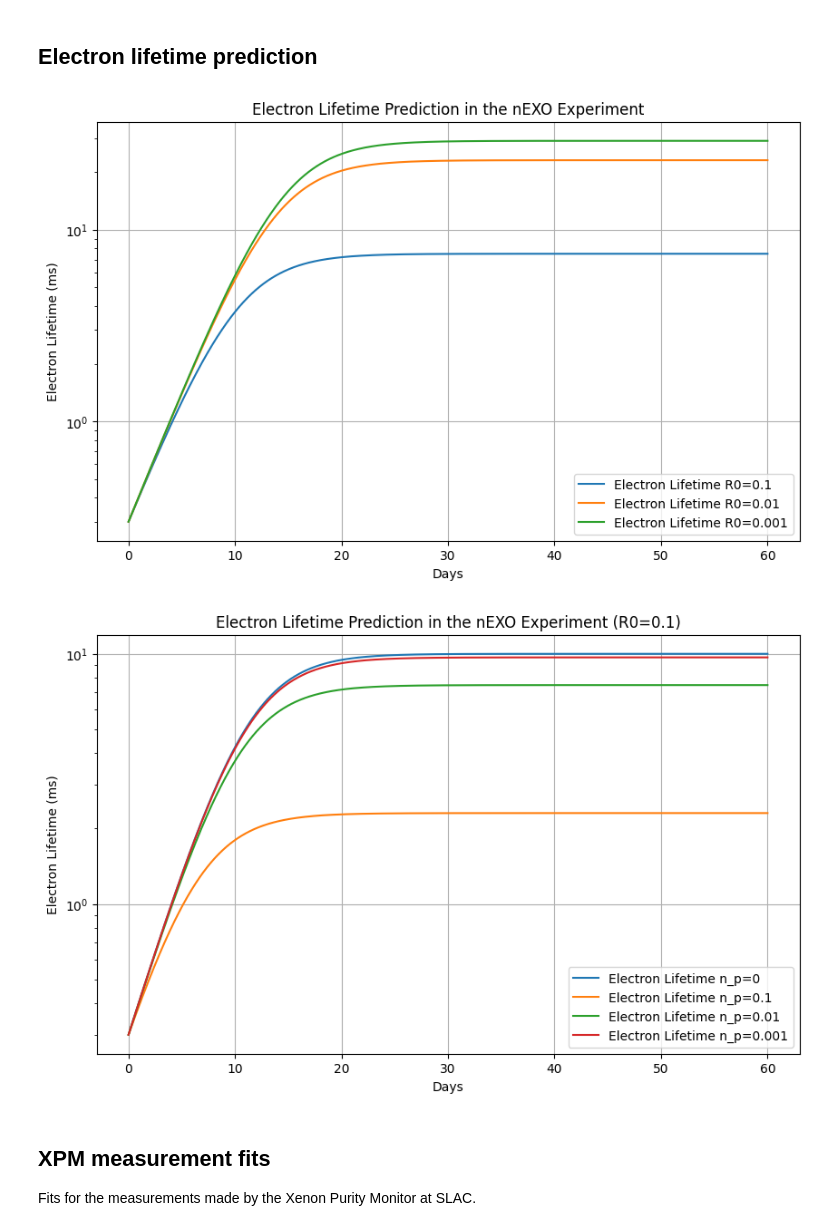
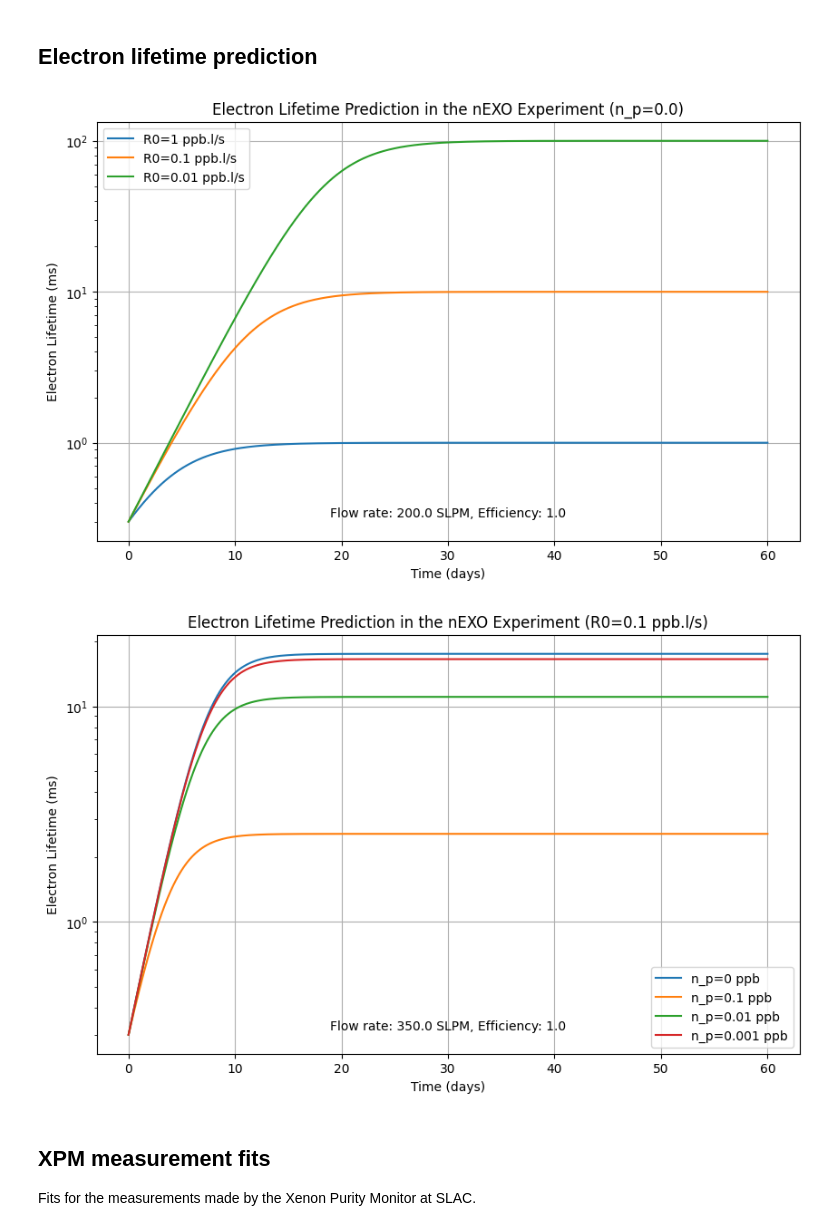
Before and after one commit to antoine-amy/Electronegative_impurities, a Jupyter notebook: Electronegative_impurities_studies.ipynb, the cells around one changed output. Drawn from its saved outputs; the diff is of its cells as text; code cells hidden in the pictures.

```diff
--- a/Electronegative_impurities_studies.ipynb
+++ b/Electronegative_impurities_studies.ipynb
@@ -13,43 +23,44 @@ p_LXe = 5.5e-3  # in kg/liter, LXe density
 # %% [markdown]
 ## Electron lifetime prediction
 # %%
-# Constants for these tests
+# Constants for this section
 n0 = 1  # in ppb, initial impurity concentration
 F = 200/60  # in liter/sec, xenon gas circulation flow rate
 eta = 1.0  # purification efficiency
-alpha = 0.3*1e-3  # in s, EXO-200 value, field dependant factor
+alpha = 0.3  # in ms, EXO-200 value, field dependant factor
 
 num_seconds = 60*24*60*60  # total seconds in the number of days
 seconds = np.arange(0, num_seconds+1)
 # %%
 # Keeping N_p constant, but with multiple R0 values
-n_p= 0.01  # in ppb, purifier output impurity concentration
-R0_values = [0.1, 0.01, 0.001] # in ppb liter/sec, total out-diffusion rate
+n_p= 0.0  # in ppb, purifier output impurity concentration
+R0_values = [1, 0.1, 0.01] # in ppb liter/sec, total out-diffusion rate
 
 # Prepare a plot with a specified figure size
 plt.figure(figsize=(10, 6))
 
 # Calculate electron lifetime and plot for each R0
 for R0 in R0_values:
-    electron_lifetimes = [enf.tau(sec, M_nEXO, p_LXe, n0, F, eta, R0, alpha, n_p)*1e3 for sec in seconds]
+    electron_lifetimes = [enf.electron_lifetime(sec, M_nEXO, p_LXe, n0, F, eta, R0, alpha, n_p) for sec in seconds]
 
     # Plotting, while dividing 'seconds' by the number of seconds in a day to convert to days
-    plt.plot(seconds / (24*60*60), electron_lifetimes, label=f'Electron Lifetime R0={R0}')
+    plt.plot(seconds / (24*60*60), electron_lifetimes, label=f'R0={R0} ppb.l/s')
 
 # Configuring the plot's settings
 plt.title(f'Electron Lifetime Prediction in the nEXO Experiment (n_p={n_p})')
-plt.xlabel('Days')
+plt.xlabel('Time (days)')
 plt.ylabel('Electron Lifetime (ms)')
 plt.yscale('log')
 plt.legend()
+plt.text(0.5, 0.05, f'Flow rate: {F*60} SLPM, Efficiency: {eta}', ha='center', va='bottom', transform=plt.gca().transAxes)
 plt.grid(True)
 
-# Show the plot
 plt.show()
 # %% [output]
-[figure, old version]
+[figure, new version]
 # %%
 # This time keeping R0 constant, but with multiple n_p values
+F = 350/60  # in liter/sec, xenon gas circulation flow rate
 R0=0.1 # in ppb liter/sec, total out-diffusion rate
 n_p_values = [0, 0.1, 0.01, 0.001] # in ppb, purifier output impurity concentration
 
@@ -58,23 +69,23 @@ plt.figure(figsize=(10, 6))
 
 # Calculate electron lifetime and plot for each n_p
 for n_p in n_p_values:
-    electron_lifetimes = [enf.tau(sec, M_nEXO, p_LXe, n0, F, eta, R0, alpha, n_p)*1e3 for sec in seconds]
+    electron_lifetimes = [enf.electron_lifetime(sec, M_nEXO, p_LXe, n0, F, eta, R0, alpha, n_p) for sec in seconds]
 
     # Plotting, while dividing 'seconds' by the number of seconds in a day to convert to days
-    plt.plot(seconds / (24*60*60), electron_lifetimes, label=f'Electron Lifetime n_p={n_p}')
+    plt.plot(seconds / (24*60*60), electron_lifetimes, label=f'n_p={n_p} ppb')
 
 # Configuring the plot's settings
-plt.title(f'Electron Lifetime Prediction in the nEXO Experiment (R0={R0})')
-plt.xlabel('Days')
+plt.title(f'Electron Lifetime Prediction in the nEXO Experiment (R0={R0} ppb.l/s)')
+plt.xlabel('Time (days)')
 plt.ylabel('Electron Lifetime (ms)')
 plt.yscale('log')
 plt.legend()
+plt.text(0.5, 0.05, f'Flow rate: {F*60} SLPM, Efficiency: {eta}', ha='center', va='bottom', transform=plt.gca().transAxes)
 plt.grid(True)
 
-# Show the plot
 plt.show()
 # %% [output]
-[figure, old version]
+[figure, new version]
 # %% [markdown]
 ## XPM measurement fits
 
```
Also changed, not shown: parts of 17 cells of this notebook, 2 other files.
